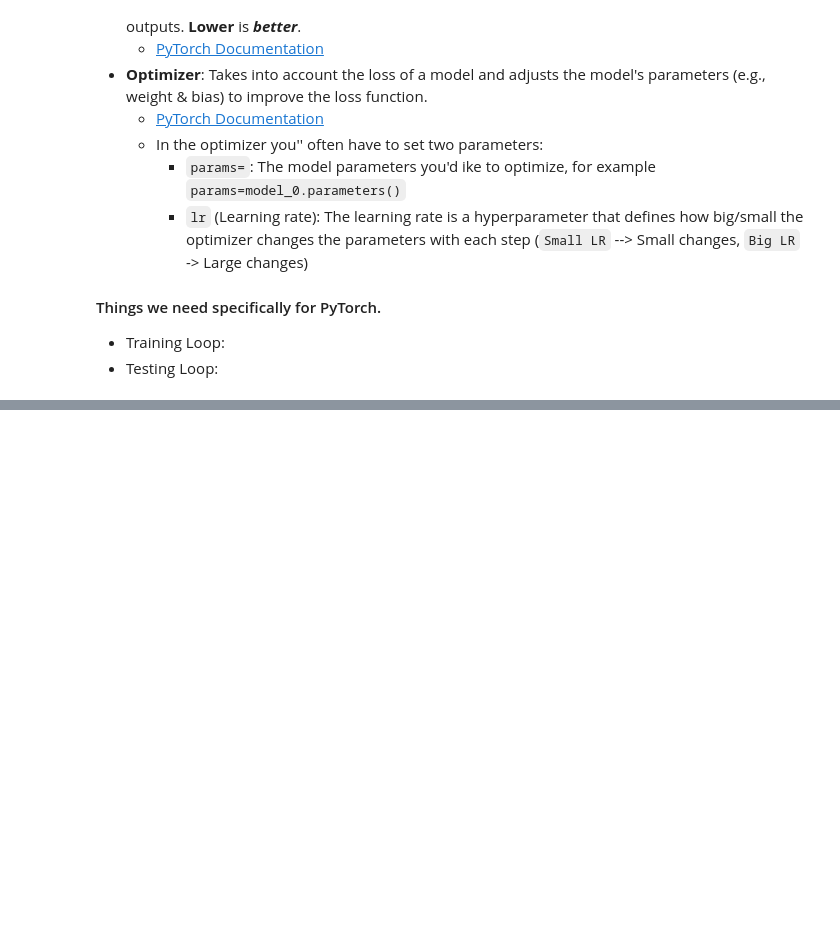
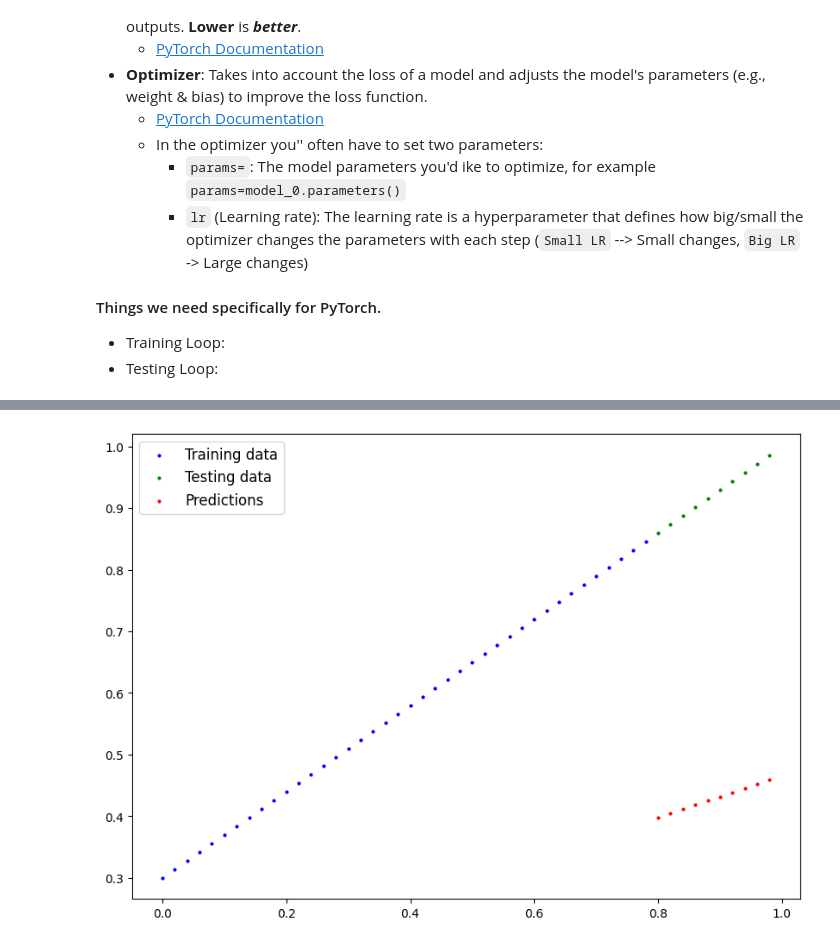
Before and after one commit to konstakostov/PyTorch-Learning, a Jupyter notebook: 01.pytorch_workflow_fundamentals/01.00.workflow.ipynb, the cells around one changed output, grey strips where cells are left out. Drawn from its saved outputs; the diff is of its cells as text; code cells hidden in the pictures; blank space fills up the shorter version.

```diff
--- a/01.pytorch_workflow_fundamentals/01.00.workflow.ipynb
+++ b/01.pytorch_workflow_fundamentals/01.00.workflow.ipynb
@@ -352,0 +458,9 @@ for epoch in range(epochs):
+# %%
+# Visualising the old data
+plot_predictions(train_data=X_train,
+                 train_labels=y_train,
+                 test_data=X_test,
+                 test_labels=y_test,
+                 predictions=y_predictions)
+# %% [output]
+[figure, added]
```
Also changed, not shown: parts of 14 cells of this notebook.
